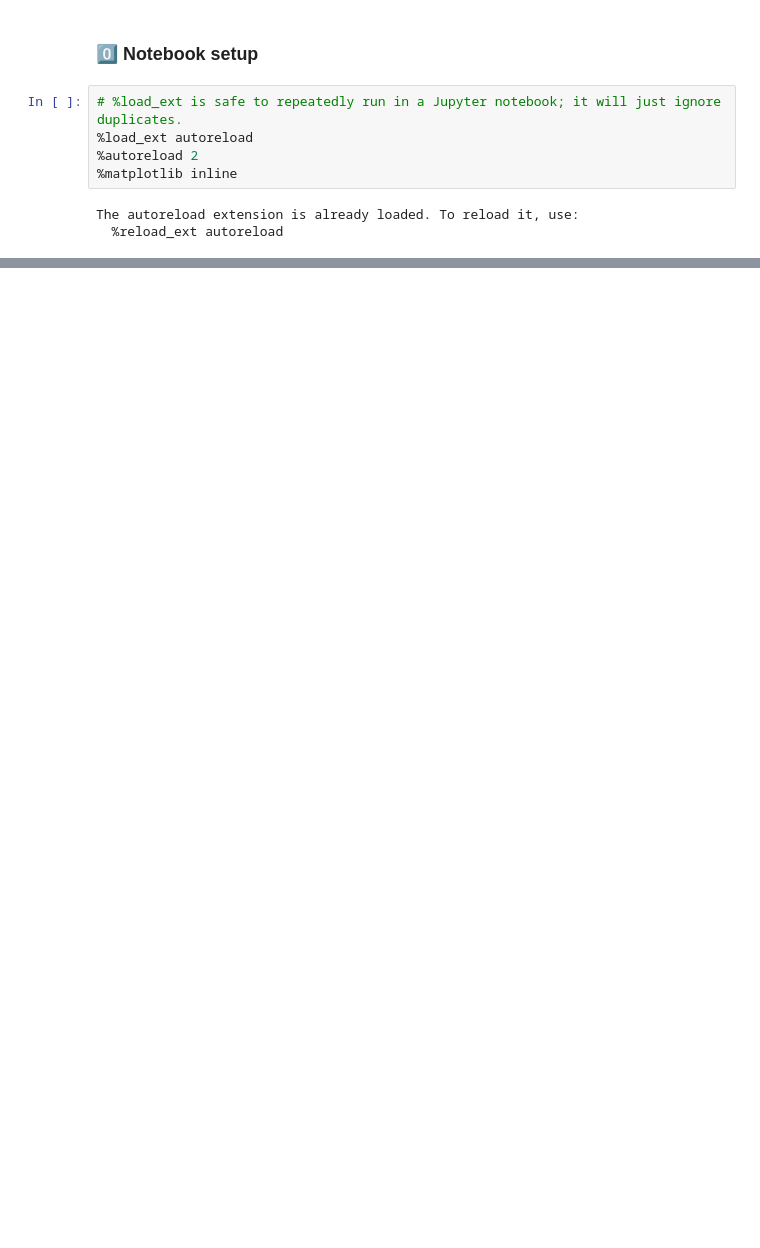
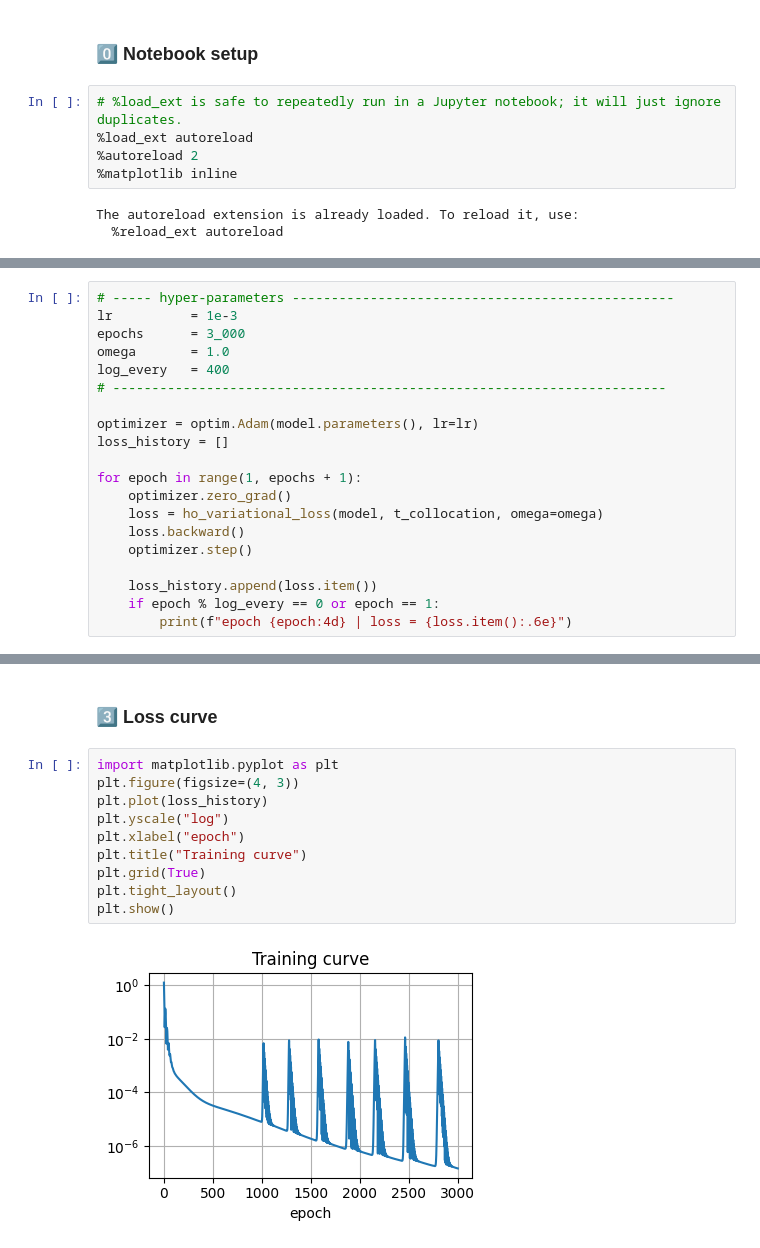
Before and after one commit to Scriber-Labs/lf-pinn-harmonic-oscillator, a Jupyter notebook: notebooks/demo.ipynb, the cells around one changed output, grey strips where cells are left out. Saved outputs shown, nothing was run; the diff lists cells and outputs as text; blank space fills up the shorter version.

```diff
--- a/notebooks/demo.ipynb
+++ b/notebooks/demo.ipynb
@@ -39,0 +47,20 @@ RuntimeError: element 0 of tensors does not require grad and does not have a gra
+# %%
+# ----- hyper-parameters -------------------------------------------------
+lr          = 1e-3
+epochs      = 3_000
+omega       = 1.0
+log_every   = 400
+# -----------------------------------------------------------------------
+
+optimizer = optim.Adam(model.parameters(), lr=lr)
+loss_history = []
+
+for epoch in range(1, epochs + 1):
+    optimizer.zero_grad()
+    loss = ho_variational_loss(model, t_collocation, omega=omega)
+    loss.backward()
+    optimizer.step()
+
+    loss_history.append(loss.item())
+    if epoch % log_every == 0 or epoch == 1:
+        print(f"epoch {epoch:4d} | loss = {loss.item():.6e}")
@@ -39,0 +76,14 @@ RuntimeError: element 0 of tensors does not require grad and does not have a gra
+# %% [markdown]
+### 3️⃣ Loss curve
+# %%
+import matplotlib.pyplot as plt
+plt.figure(figsize=(4, 3))
+plt.plot(loss_history)
+plt.yscale("log")
+plt.xlabel("epoch")
+plt.title("Training curve")
+plt.grid(True)
+plt.tight_layout()
+plt.show()
+# %% [output]
+[figure, added]
```
Also changed, not shown: parts of 7 cells of this notebook, 4 other files.
